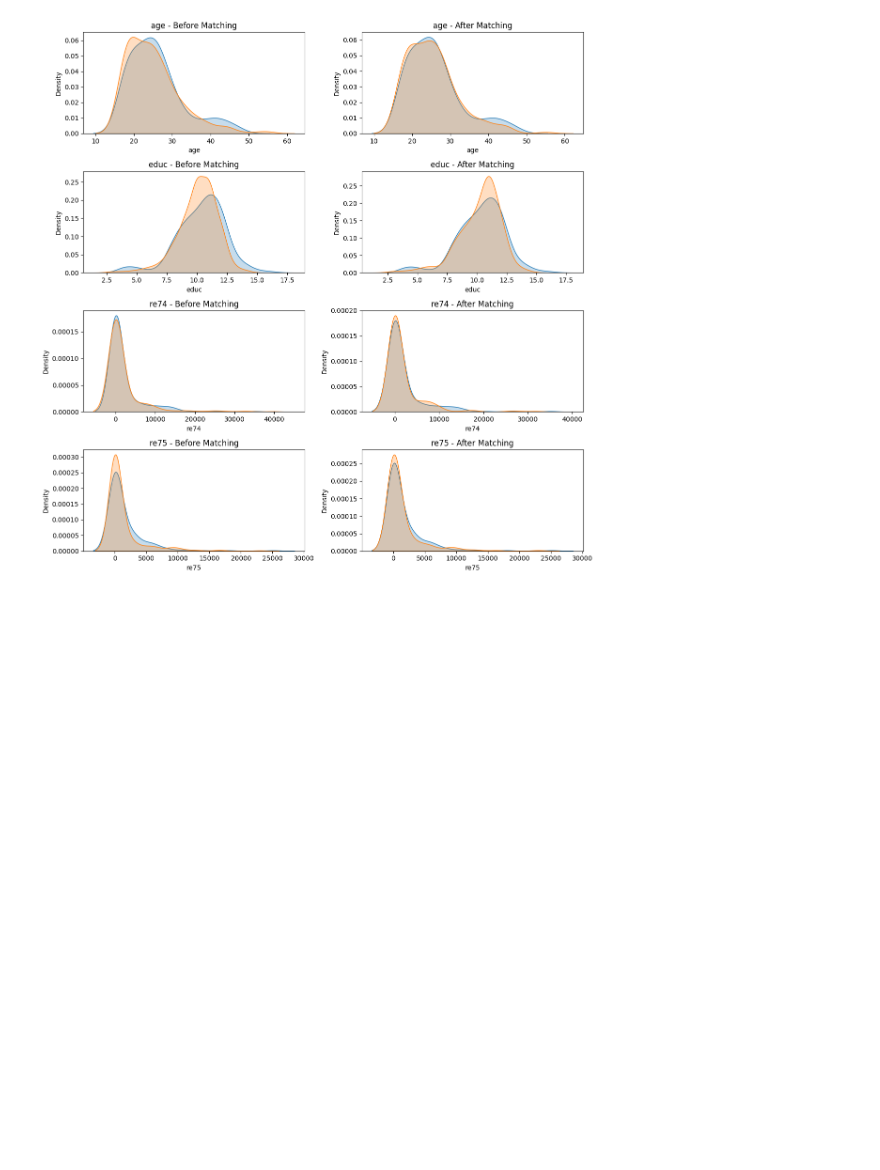
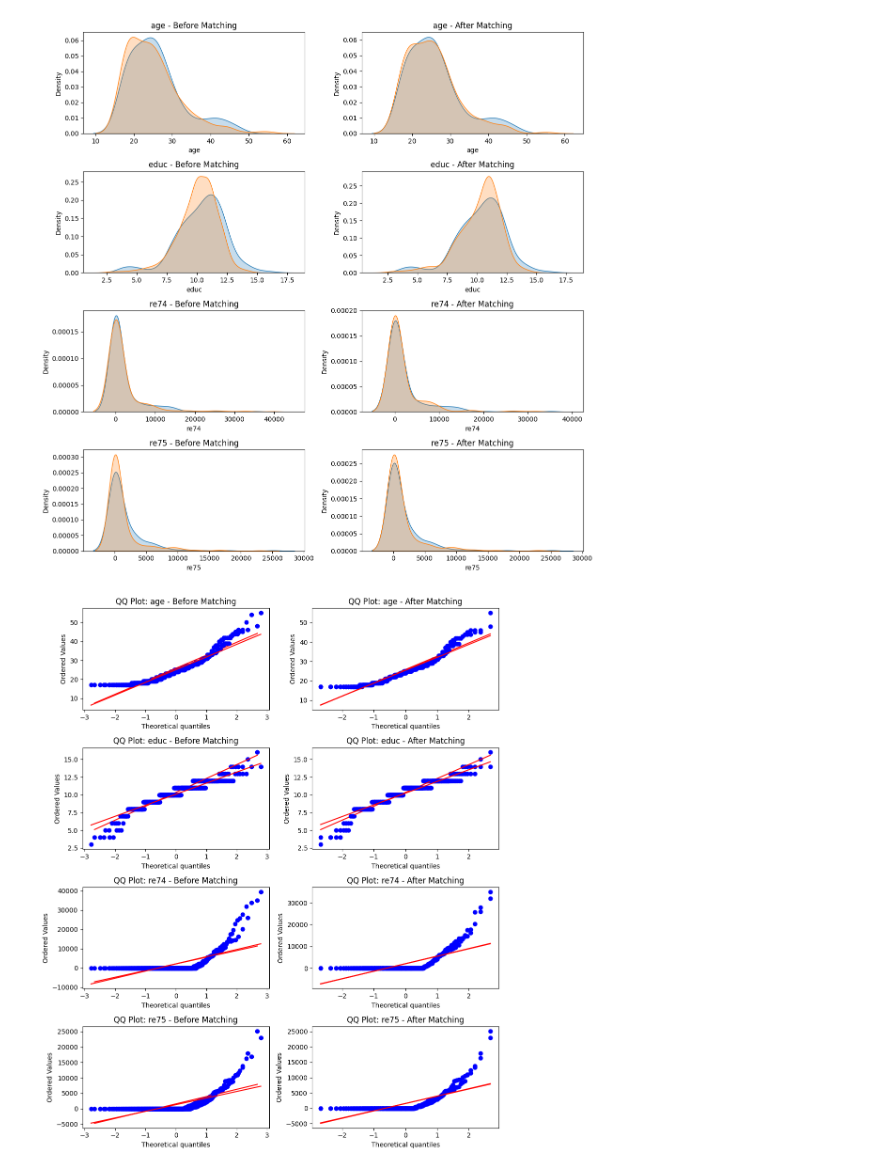
Before and after one commit to cmcap24/data-science-toolkit, a Jupyter notebook: notebooks/matching_example.ipynb, the cells around one changed output. Drawn from its saved outputs; the diff is of its cells as text; code cells hidden in the pictures; blank space fills up the shorter version.

Commit message:
Added more detailed evaluations for balance in matched datasets

```diff
--- a/notebooks/matching_example.ipynb
+++ b/notebooks/matching_example.ipynb
@@ -63,3 +95,7 @@ matching.plot_covariate_balance(data, matched_pairs_greedy, covariates=covariate
 matching.plot_covariate_balance(data, matched_pairs_optimal, covariates=covariates)
 # %% [output]
 [figure]
+# %%
+matching.plot_qq_balance(data, matched_pairs_greedy, covariates=covariates)
+# %% [output]
+[figure, added]
```
Also changed, not shown: parts of 7 cells of this notebook, 3 other files.
